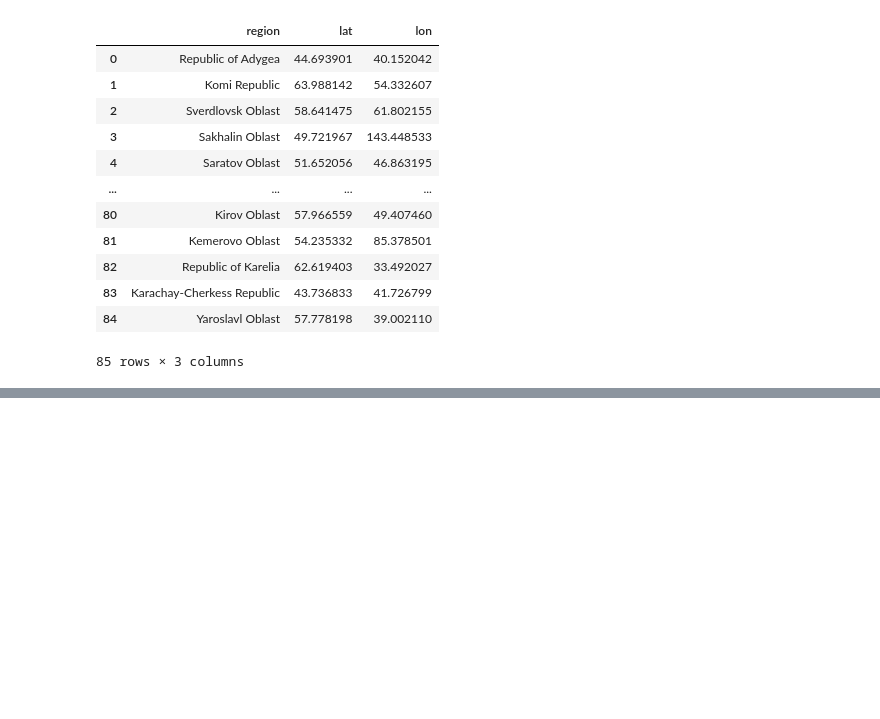
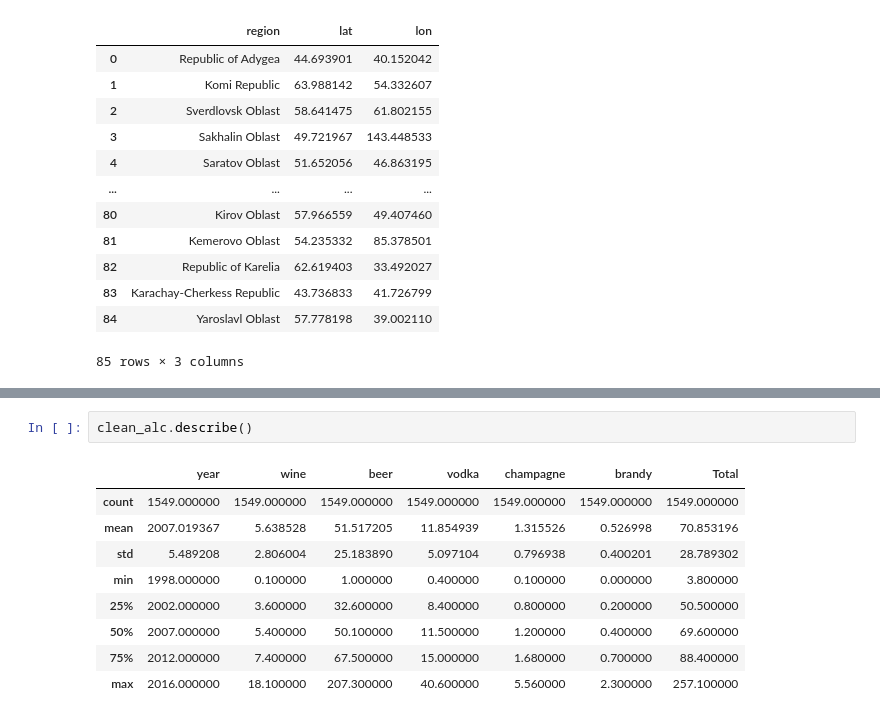
Before and after one commit to BlakeG2424/project-gt-1, a Jupyter notebook: blake_pour-1.ipynb, the cells around one changed output, grey strips where cells are left out. Saved outputs shown, nothing was run; the diff lists cells and outputs as text; blank space fills up the shorter version.

```diff
--- a/blake_pour-1.ipynb
+++ b/blake_pour-1.ipynb
@@ -145,0 +137,12 @@ russia_df.plot(x="lat", y="lon", kind="scatter")
+# %%
+clean_alc.describe()
+# %% [output]
+|  | year | wine | beer | vodka | champagne | brandy | Total |
+| count | 1549.000000 | 1549.000000 | 1549.000000 | 1549.000000 | 1549.000000 | 1549.000000 | 1549.000000 |
+| mean | 2007.019367 | 5.638528 | 51.517205 | 11.854939 | 1.315526 | 0.526998 | 70.853196 |
+| std | 5.489208 | 2.806004 | 25.183890 | 5.097104 | 0.796938 | 0.400201 | 28.789302 |
+| min | 1998.000000 | 0.100000 | 1.000000 | 0.400000 | 0.100000 | 0.000000 | 3.800000 |
+| 25% | 2002.000000 | 3.600000 | 32.600000 | 8.400000 | 0.800000 | 0.200000 | 50.500000 |
+| 50% | 2007.000000 | 5.400000 | 50.100000 | 11.500000 | 1.200000 | 0.400000 | 69.600000 |
+| 75% | 2012.000000 | 7.400000 | 67.500000 | 15.000000 | 1.680000 | 0.700000 | 88.400000 |
+| max | 2016.000000 | 18.100000 | 207.300000 | 40.600000 | 5.560000 | 2.300000 | 257.100000 |
```
Also changed, not shown: parts of 3 cells of this notebook.
